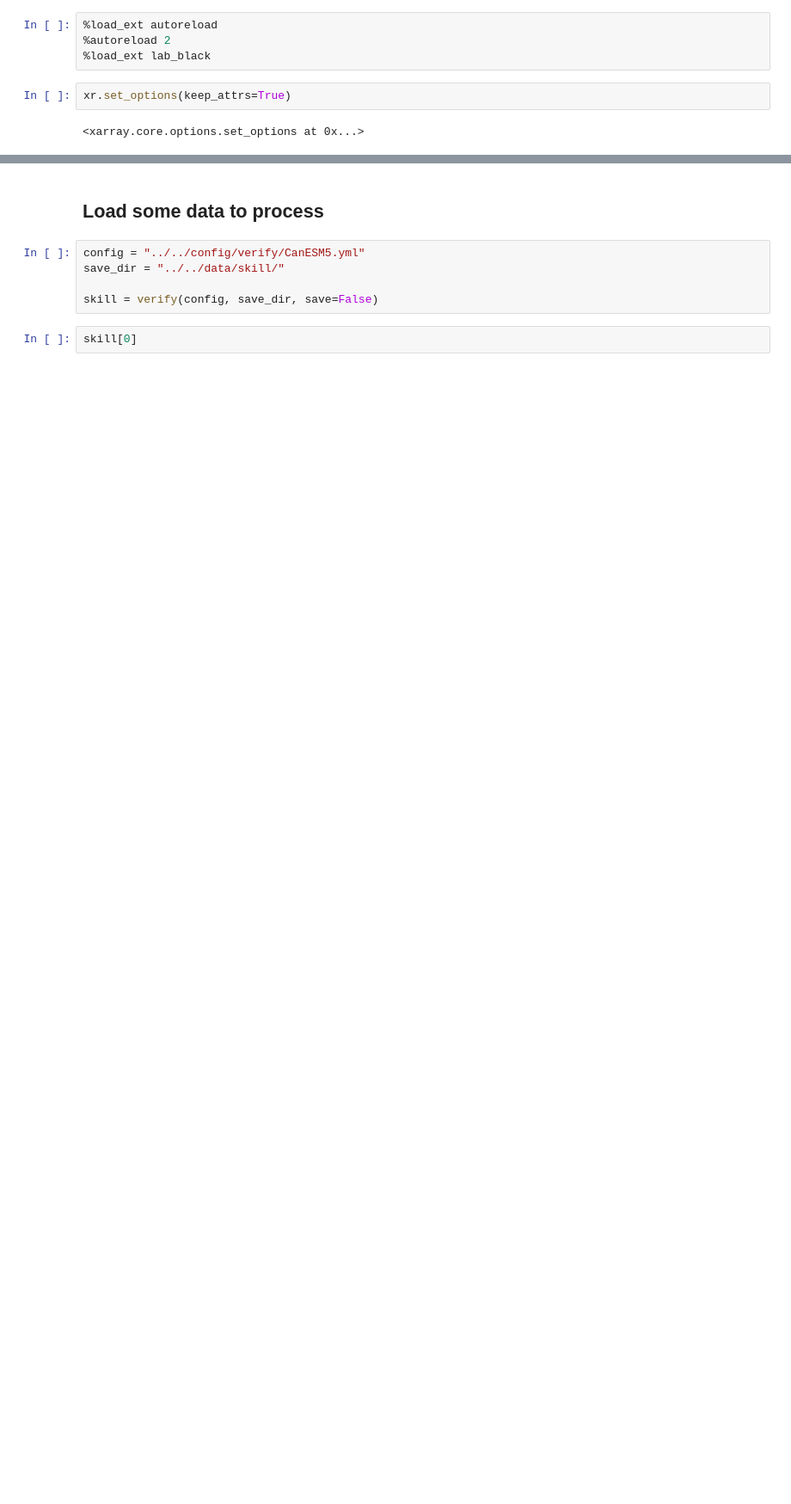
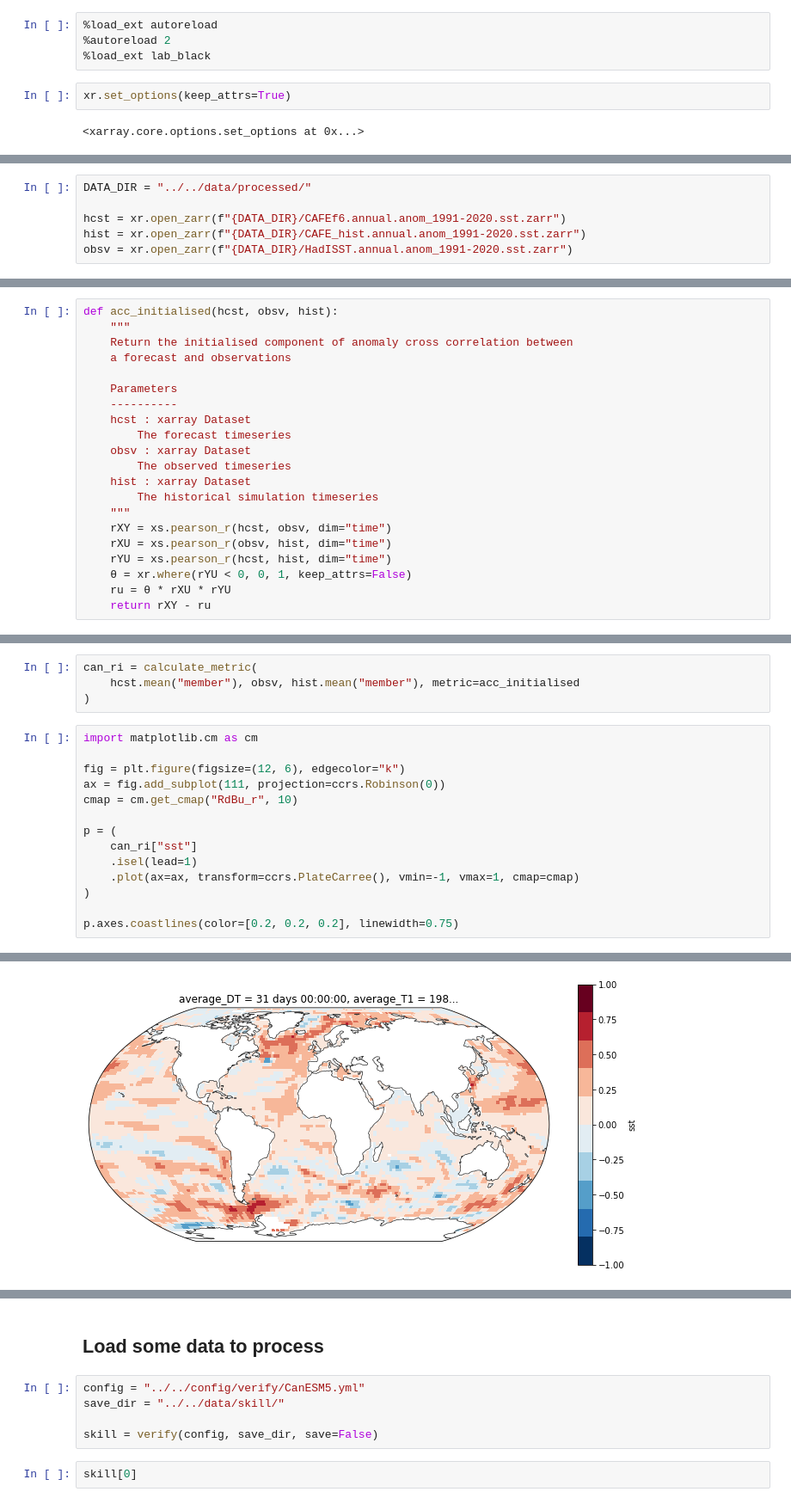
Before and after one commit to dougiesquire/CAFE-f6_documentation, a Jupyter notebook: notebooks/exploratory/verify.ipynb, the cells around one changed output, grey strips where cells are left out. Shown at 86% size. Saved outputs shown, nothing was run; the diff lists cells and outputs as text; blank space fills up the shorter version.

```diff
--- a/notebooks/exploratory/verify.ipynb
+++ b/notebooks/exploratory/verify.ipynb
@@ -23,0 +26,6 @@ xr.set_options(keep_attrs=True)
+# %%
+DATA_DIR = "../../data/processed/"
+
+hcst = xr.open_zarr(f"{DATA_DIR}/CAFEf6.annual.anom_1991-2020.sst.zarr")
+hist = xr.open_zarr(f"{DATA_DIR}/CAFE_hist.annual.anom_1991-2020.sst.zarr")
+obsv = xr.open_zarr(f"{DATA_DIR}/HadISST.annual.anom_1991-2020.sst.zarr")
@@ -23,0 +45,21 @@ xr.set_options(keep_attrs=True)
+# %%
+def acc_initialised(hcst, obsv, hist):
+    """
+    Return the initialised component of anomaly cross correlation between
+    a forecast and observations
+
+    Parameters
+    ----------
+    hcst : xarray Dataset
+        The forecast timeseries
+    obsv : xarray Dataset
+        The observed timeseries
+    hist : xarray Dataset
+        The historical simulation timeseries
+    """
+    rXY = xs.pearson_r(hcst, obsv, dim="time")
+    rXU = xs.pearson_r(obsv, hist, dim="time")
+    rYU = xs.pearson_r(hcst, hist, dim="time")
+    θ = xr.where(rYU < 0, 0, 1, keep_attrs=False)
+    ru = θ * rXU * rYU
+    return rXY - ru
@@ -23,0 +136,19 @@ xr.set_options(keep_attrs=True)
+# %%
+can_ri = calculate_metric(
+    hcst.mean("member"), obsv, hist.mean("member"), metric=acc_initialised
+)
+# %%
+import matplotlib.cm as cm
+
+fig = plt.figure(figsize=(12, 6), edgecolor="k")
+ax = fig.add_subplot(111, projection=ccrs.Robinson(0))
+cmap = cm.get_cmap("RdBu_r", 10)
+
+p = (
+    can_ri["sst"]
+    .isel(lead=1)
+    .plot(ax=ax, transform=ccrs.PlateCarree(), vmin=-1, vmax=1, cmap=cmap)
+)
+
+p.axes.coastlines(color=[0.2, 0.2, 0.2], linewidth=0.75)
+# %% [output]
@@ -23,0 +156 @@ xr.set_options(keep_attrs=True)
+[figure, added]
```
Also changed, not shown: parts of 37 cells of this notebook.
